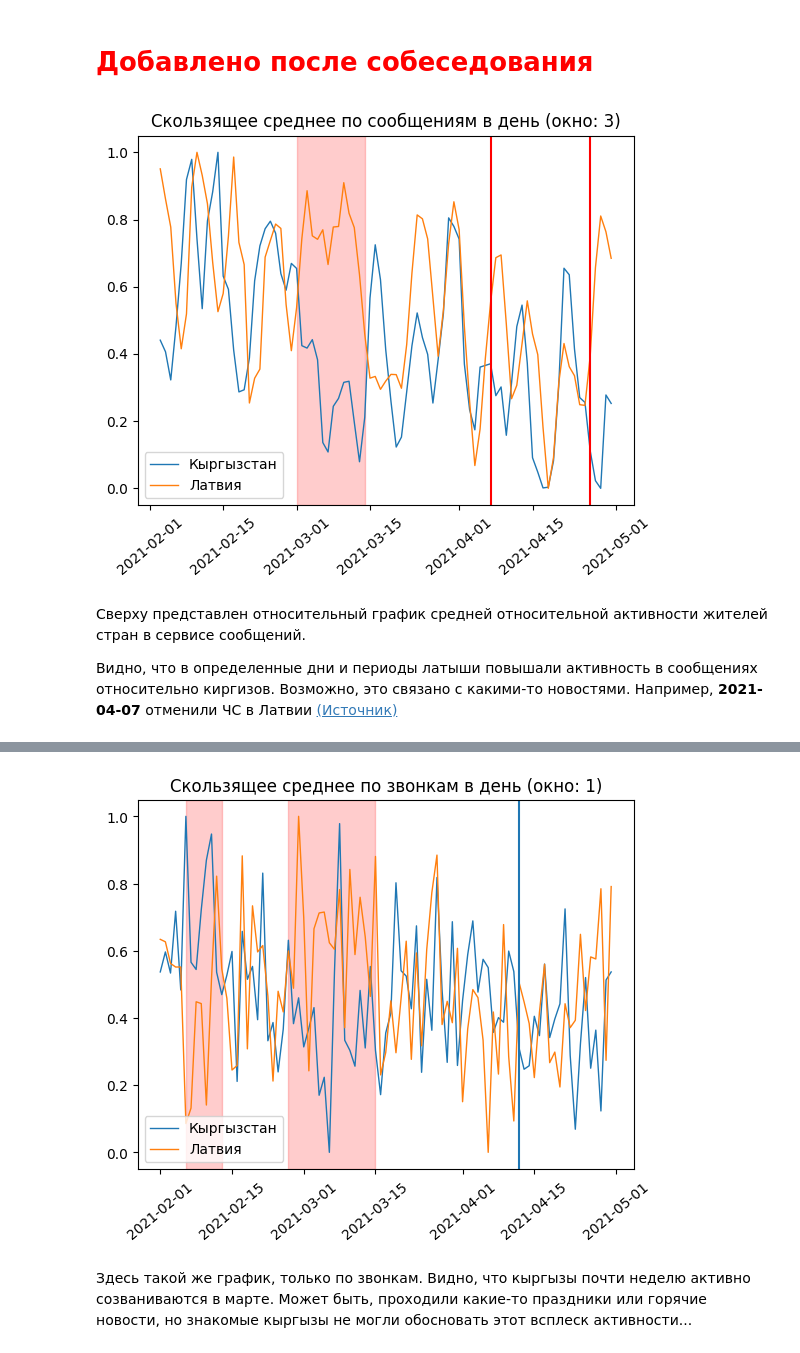
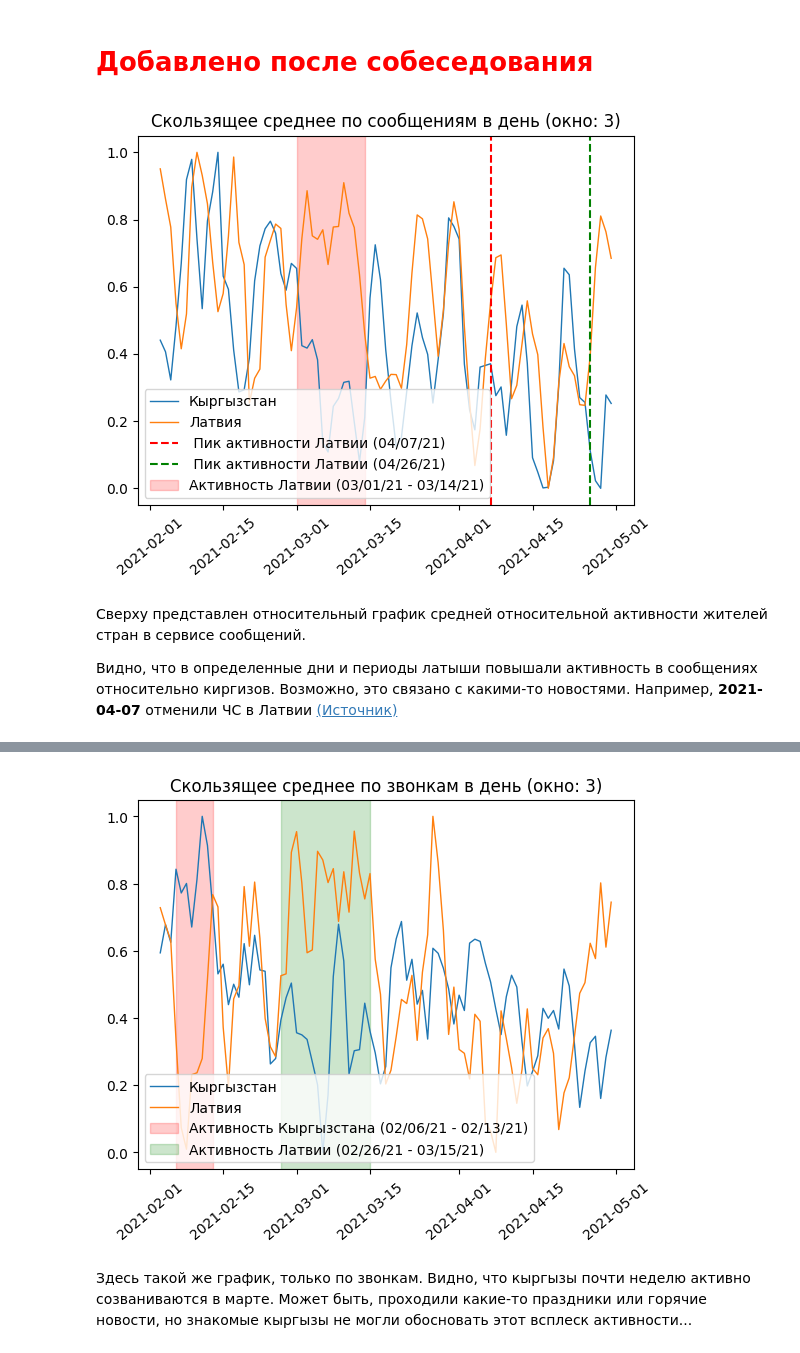
Before and after one commit to Phinnik/vk_test_core, a Jupyter notebook: task_2.ipynb, the cells around one changed output, grey strips where cells are left out. Drawn from its saved outputs; the diff is of its cells as text; code cells hidden in the pictures.

```diff
--- a/task_2.ipynb
+++ b/task_2.ipynb
@@ -494,22 +494,24 @@ for i, country in enumerate(['Кыргызстан', 'Латвия']):
     plt.plot(x, y_rolling, color=color, linewidth=1, label=f'{country}')
 
 
-plt.axvspan(x[28], x[41], color='red', alpha=0.2)
-
-plt.axvline(x[65], color='red')
-plt.axvline(x[84], color='red')
+plt.axvspan(x[28], x[41], color='red', alpha=0.2,
+            label=f'Активность Латвии ({x[28].strftime("%D")} - {x[41].strftime("%D")})')
+plt.axvline(x[65], color='red', linestyle='--',
+            label=f" Пик активности Латвии ({x[65].strftime('%D')})")
+plt.axvline(x[84], color='green', linestyle='--',
+            label=f" Пик активности Латвии ({x[84].strftime('%D')})")
 
 plt.title(f'Скользящее среднее по сообщениям в день (окно: {window})')
 plt.xticks(rotation=40)
 plt.legend(loc='lower left');
 # %% [output]
-[figure, old version]
+[figure, new version]
 # %% [markdown]
 Сверху представлен относительный график средней относительной активности жителей стран в сервисе сообщений.
 
 Видно, что в определенные дни и периоды латыши повышали активность в сообщениях относительно киргизов. Возможно, это связано с какими-то новостями. Например, **2021-04-07** отменили ЧС в Латвии [(Источник)](https://www.mfa.gov.lv/ru/konsulskaya-informaciya/ob-ob-yavlenii-chrezvychajnoj-situatsii-v-latvii)
 # %%
-window = 1
+window = 3
 
 for i, country in enumerate(['Кыргызстан', 'Латвия']):
     a = df[df['auditory_country_id'] == country].groupby('dt')['calls'].mean()
@@ -521,10 +523,10 @@ for i, country in enumerate(['Кыргызстан', 'Латвия']):
     plt.plot(x, y_rolling, color=color, linewidth=1, label=f'{country}')
 
 
-plt.axvspan(x[5], x[12], color='red', alpha=0.2)
-plt.axvspan(x[25], x[42], color='red', alpha=0.2)
-plt.axvline(x[70])
-print(x[5], x[12])
+plt.axvspan(x[5], x[12], color='red', alpha=0.2,
+            label=f'Активность Кыргызстана ({x[5].strftime("%D")} - {x[12].strftime("%D")})')
+plt.axvspan(x[25], x[42], color='green', alpha=0.2,
+            label=f'Активность Латвии ({x[25].strftime("%D")} - {x[42].strftime("%D")})')
 
 
 plt.title(f'Скользящее среднее по звонкам в день (окно: {window})')
@@ -535,4 +536,4 @@ plt.legend(loc='lower left');
-[figure, old version]
+[figure, new version]
 # %% [markdown]
 Здесь такой же график, только по звонкам. Видно, что кыргызы почти неделю активно созваниваются в марте. Может быть, проходили какие-то праздники или горячие новости, но знакомые кыргызы не могли обосновать этот всплеск активности...
 # %% [markdown]
```
Also changed, not shown: parts of 18 cells of this notebook.
